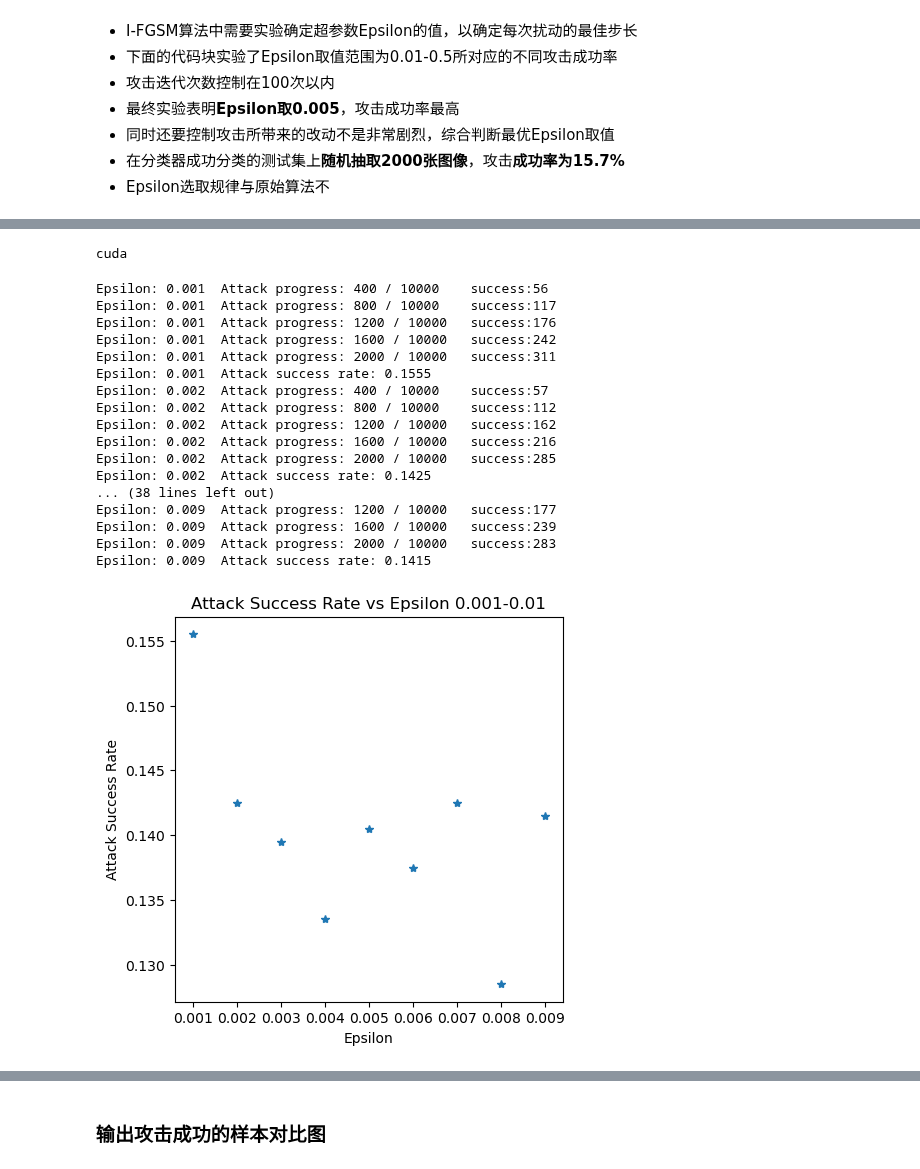
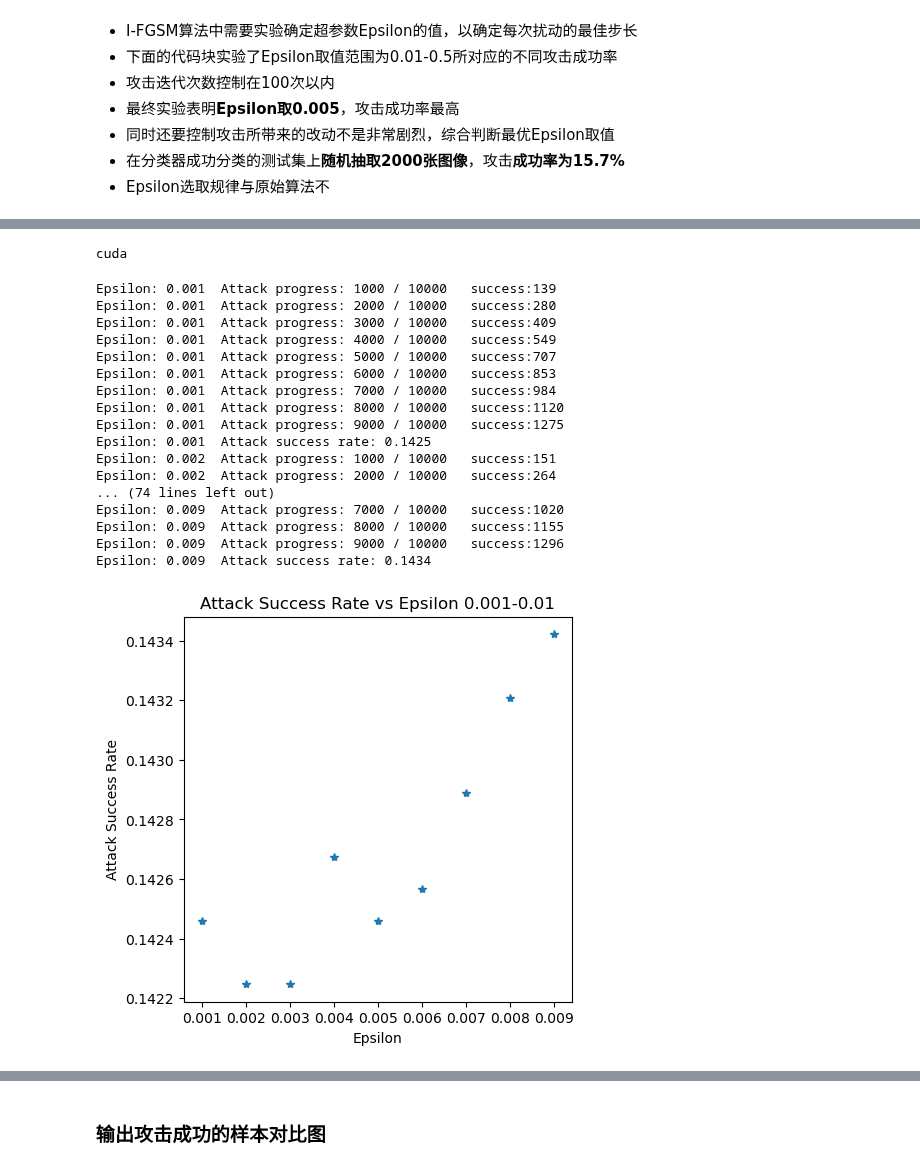
Before and after one commit to AkexStar/LiGe-DeepLearning-PKUCourse, a Jupyter notebook: homework-2/code/white-attack.ipynb, the cells around one changed output, grey strips where cells are left out. Drawn from its saved outputs; the diff is of its cells as text; code cells hidden in the pictures.

```diff
--- a/homework-2/code/white-attack.ipynb
+++ b/homework-2/code/white-attack.ipynb
@@ -83,10 +83,10 @@ def test(model, device, test_loader, epsilon):
             success_num += 1
             adv_examples.append((data, perturbed_data, target))
         # 打印进度信息
-        if correct % 400 == 0:
+        if correct % 1000 == 0:
             print(f"Epsilon: {epsilon}\tAttack progress: {correct} / {len(test_loader)}\tsuccess:{success_num}")
-        if correct == 2000:
-            break
+        # if correct == 2000:
+            # break
     # 计算攻击成功率
     attack_acc = success_num / float(correct)
     print(f"Epsilon: {epsilon}\tAttack success rate: {attack_acc:.4f}")
@@ -216,10 +216,10 @@ def test(model, device, test_loader, epsilon):
             success_num += 1
             adv_examples.append((data, perturbed_data, target))
         # 打印进度信息
-        if correct % 400 == 0:
+        if correct % 1000 == 0:
             print(f"Epsilon: {epsilon}\tAttack progress: {correct} / {len(test_loader)}\tsuccess:{success_num}")
-        if correct == 2000:
-            break
+        # if correct == 2000:
+            # break
     # 计算攻击成功率
     attack_acc = success_num / float(correct)
     print(f"Epsilon: {epsilon}\tAttack success rate: {attack_acc:.4f}")
@@ -234,51 +234,51 @@ examples = []
 
 # 加载模型
 model = torchvision.models.resnet34(weights=None, num_classes=10)
 model.conv1 = nn.Conv2d(1, 64, kernel_size=3, stride=1, padding=1, bias=False)
 model.fc = nn.Linear(model.fc.in_features, 10)  # 更改最后一层全连接层
 model.load_state_dict(torch.load('../checkpoints/checkpoint-60-93.71.pt', map_location=device))
 model.to(device)
 # 对模型进行测试和攻击
 
 for eps in epsilons:
     acc, ex = test(model, device, test_loader, eps)
     attack_accs.append(acc)
     examples.append(ex)
     if not os.path.exists('../attack_data'):
         os.makedirs('../attack_data')
     torch.save(ex, f'../attack_data/eps-{eps:.3f}-ASR-{acc:.3f}.pt')
 
 
 torch.save(examples, '../attack_data/attack_examples.pt')
 
 plt.figure(figsize=(5,5))
 plt.plot(epsilons, attack_accs, "*")
 # plt.yticks(np.arange(0, 1.1, step=0.1))
 # plt.xticks(np.arange(0, .35, step=0.05))
 plt.title("Attack Success Rate vs Epsilon 0.001-0.01")
 plt.xlabel("Epsilon")
 plt.ylabel("Attack Success Rate")
 plt.show()
 # %% [output]
 cuda
-Epsilon: 0.001  Attack progress: 400 / 10000    success:56
-Epsilon: 0.001  Attack progress: 800 / 10000    success:117
-Epsilon: 0.001  Attack progress: 1200 / 10000   success:176
-Epsilon: 0.001  Attack progress: 1600 / 10000   success:242
-Epsilon: 0.001  Attack progress: 2000 / 10000   success:311
-Epsilon: 0.001  Attack success rate: 0.1555
-Epsilon: 0.002  Attack progress: 400 / 10000    success:57
-Epsilon: 0.002  Attack progress: 800 / 10000    success:112
-Epsilon: 0.002  Attack progress: 1200 / 10000   success:162
-Epsilon: 0.002  Attack progress: 1600 / 10000   success:216
-Epsilon: 0.002  Attack progress: 2000 / 10000   success:285
-Epsilon: 0.002  Attack success rate: 0.1425
-... (38 lines left out)
-Epsilon: 0.009  Attack progress: 1200 / 10000   success:177
-Epsilon: 0.009  Attack progress: 1600 / 10000   success:239
-Epsilon: 0.009  Attack progress: 2000 / 10000   success:283
-Epsilon: 0.009  Attack success rate: 0.1415
+Epsilon: 0.001  Attack progress: 1000 / 10000   success:139
+Epsilon: 0.001  Attack progress: 2000 / 10000   success:280
+Epsilon: 0.001  Attack progress: 3000 / 10000   success:409
+Epsilon: 0.001  Attack progress: 4000 / 10000   success:549
+Epsilon: 0.001  Attack progress: 5000 / 10000   success:707
+Epsilon: 0.001  Attack progress: 6000 / 10000   success:853
+Epsilon: 0.001  Attack progress: 7000 / 10000   success:984
+Epsilon: 0.001  Attack progress: 8000 / 10000   success:1120
+Epsilon: 0.001  Attack progress: 9000 / 10000   success:1275
+Epsilon: 0.001  Attack success rate: 0.1425
+Epsilon: 0.002  Attack progress: 1000 / 10000   success:151
+Epsilon: 0.002  Attack progress: 2000 / 10000   success:264
+... (74 lines left out)
+Epsilon: 0.009  Attack progress: 7000 / 10000   success:1020
+Epsilon: 0.009  Attack progress: 8000 / 10000   success:1155
+Epsilon: 0.009  Attack progress: 9000 / 10000   success:1296
+Epsilon: 0.009  Attack success rate: 0.1434
-[figure, old version]
+[figure, new version]
 # %% [markdown]
 ![Attack Success Rate vs Epsilon 0.001-0.01](../images/White%20Attack%20Success%20Rate%20vs%20Epsilon%200.001-0.01.png)
 # %% [markdown]
```
Also changed, not shown: parts of 4 cells of this notebook.
